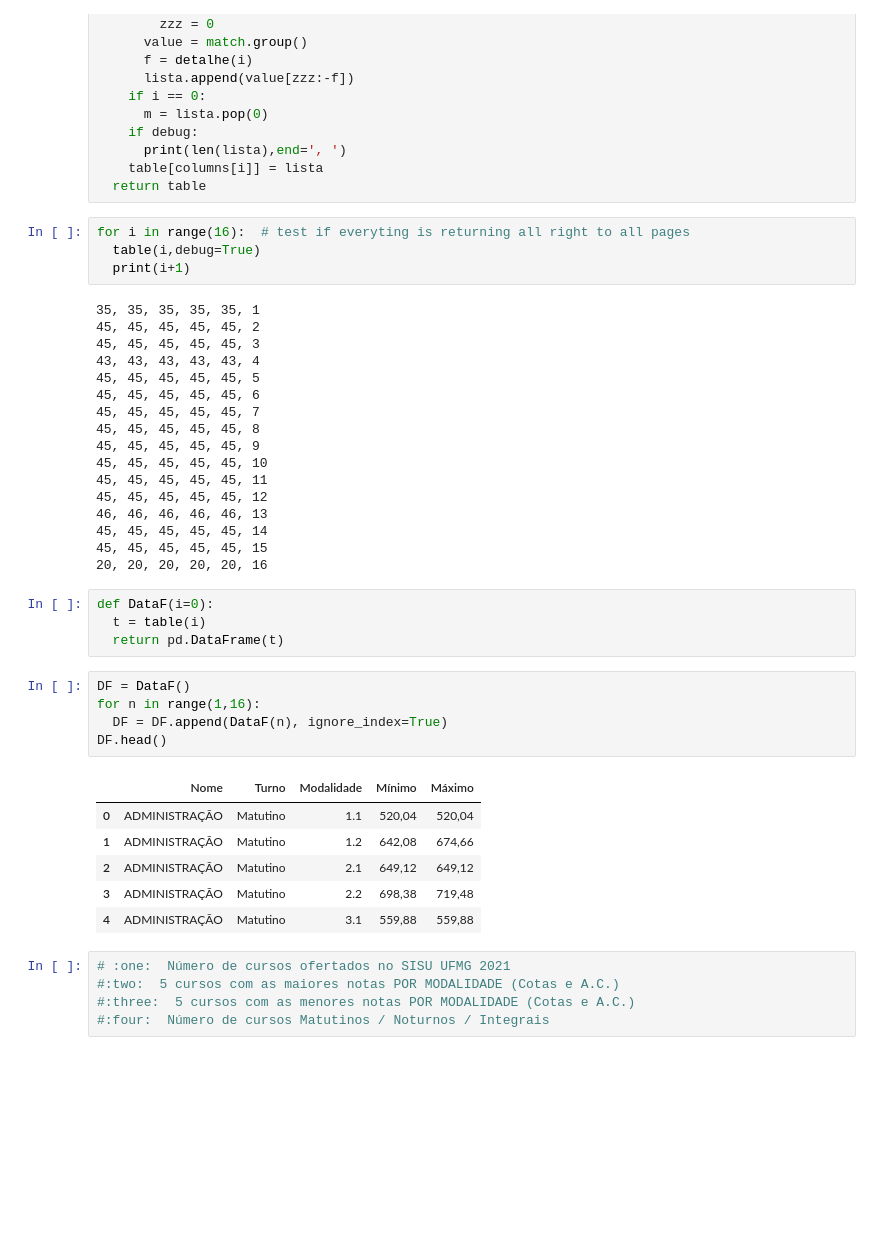
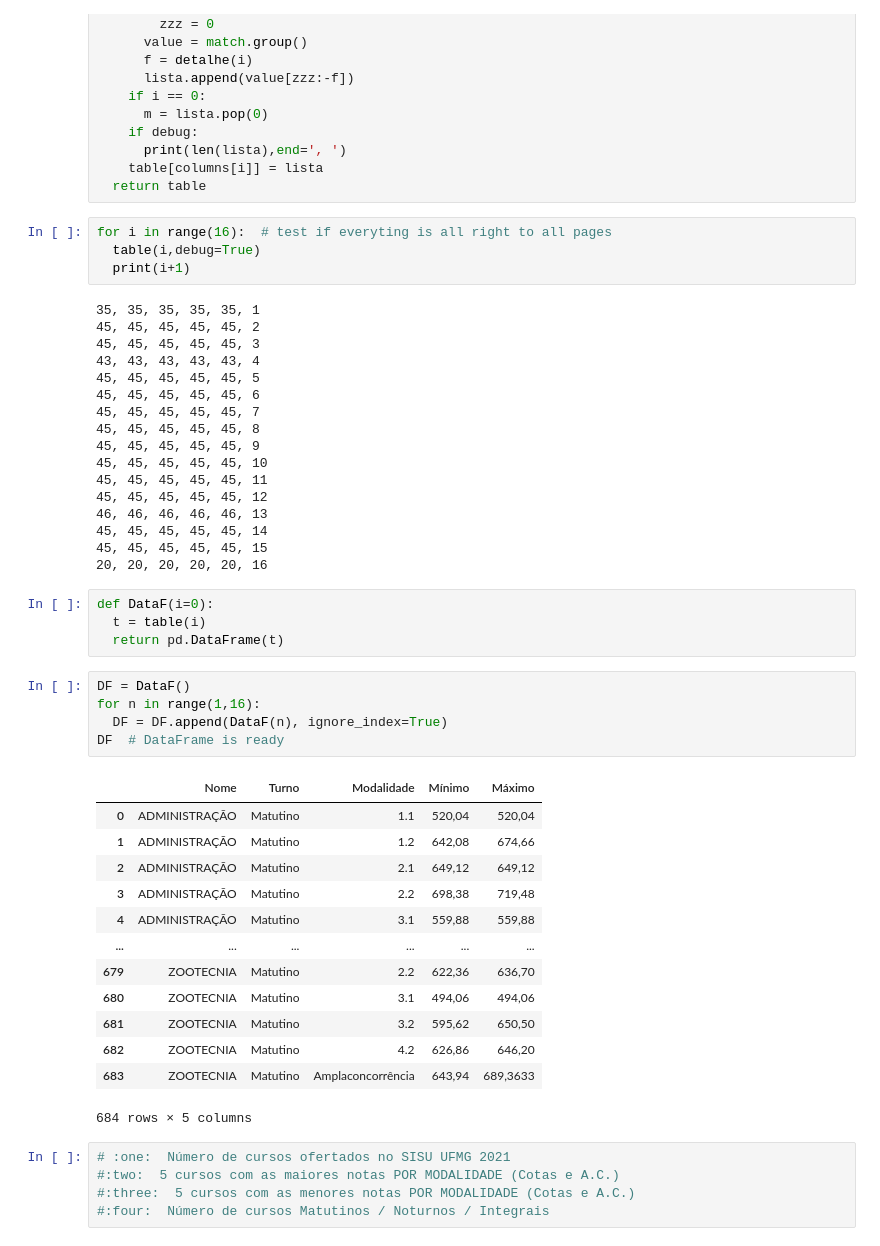
Before and after one commit to Gilnior/UFMGsisu2021, a Jupyter notebook: sisuUFMG.ipynb, the cells around one changed output. Drawn from its saved outputs; the diff is of its cells as text; blank space fills up the shorter version.

```diff
--- a/sisuUFMG.ipynb
+++ b/sisuUFMG.ipynb
@@ -65,7 +65,7 @@ def table(page=0,debug=False):
     table[columns[i]] = lista
   return table
 # %%
-for i in range(16):  # test if everyting is returning all right to all pages
+for i in range(16):  # test if everyting is all right to all pages
   table(i,debug=True)
   print(i+1)
 # %% [output]
@@ -92,15 +92,22 @@ def DataF(i=0):
 # %%
 DF = DataF()
 for n in range(1,16):
   DF = DF.append(DataF(n), ignore_index=True)
-DF.head()
+DF  # DataFrame is ready
 # %% [output]
 |  | Nome | Turno | Modalidade | Mínimo | Máximo |
 | 0 | ADMINISTRAÇÃO | Matutino | 1.1 | 520,04 | 520,04 |
 | 1 | ADMINISTRAÇÃO | Matutino | 1.2 | 642,08 | 674,66 |
 | 2 | ADMINISTRAÇÃO | Matutino | 2.1 | 649,12 | 649,12 |
 | 3 | ADMINISTRAÇÃO | Matutino | 2.2 | 698,38 | 719,48 |
 | 4 | ADMINISTRAÇÃO | Matutino | 3.1 | 559,88 | 559,88 |
+| ... | ... | ... | ... | ... | ... |
+| 679 | ZOOTECNIA | Matutino | 2.2 | 622,36 | 636,70 |
+| 680 | ZOOTECNIA | Matutino | 3.1 | 494,06 | 494,06 |
+| 681 | ZOOTECNIA | Matutino | 3.2 | 595,62 | 650,50 |
+| 682 | ZOOTECNIA | Matutino | 4.2 | 626,86 | 646,20 |
+| 683 | ZOOTECNIA | Matutino | Amplaconcorrência | 643,94 | 689,3633 |
+684 rows × 5 columns
 # %%
 # :one:  Número de cursos ofertados no SISU UFMG 2021
 #:two:  5 cursos com as maiores notas POR MODALIDADE (Cotas e A.C.)
```
Also changed, not shown: parts of 7 cells of this notebook.
